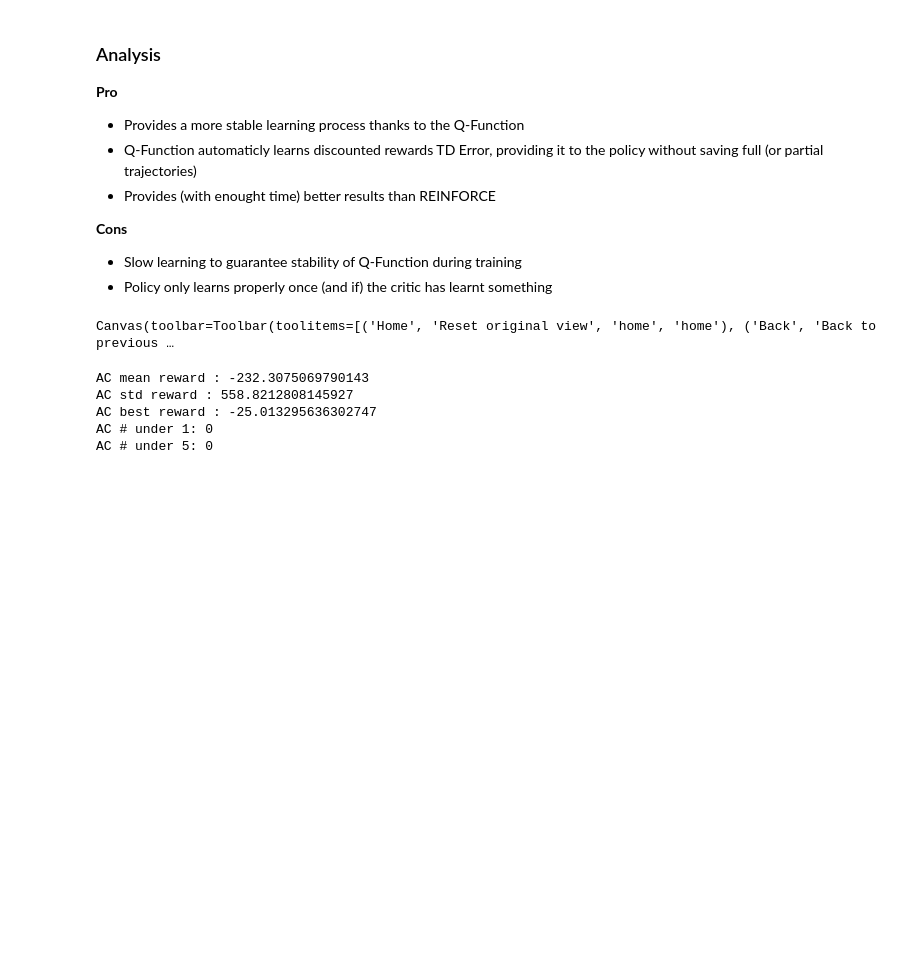
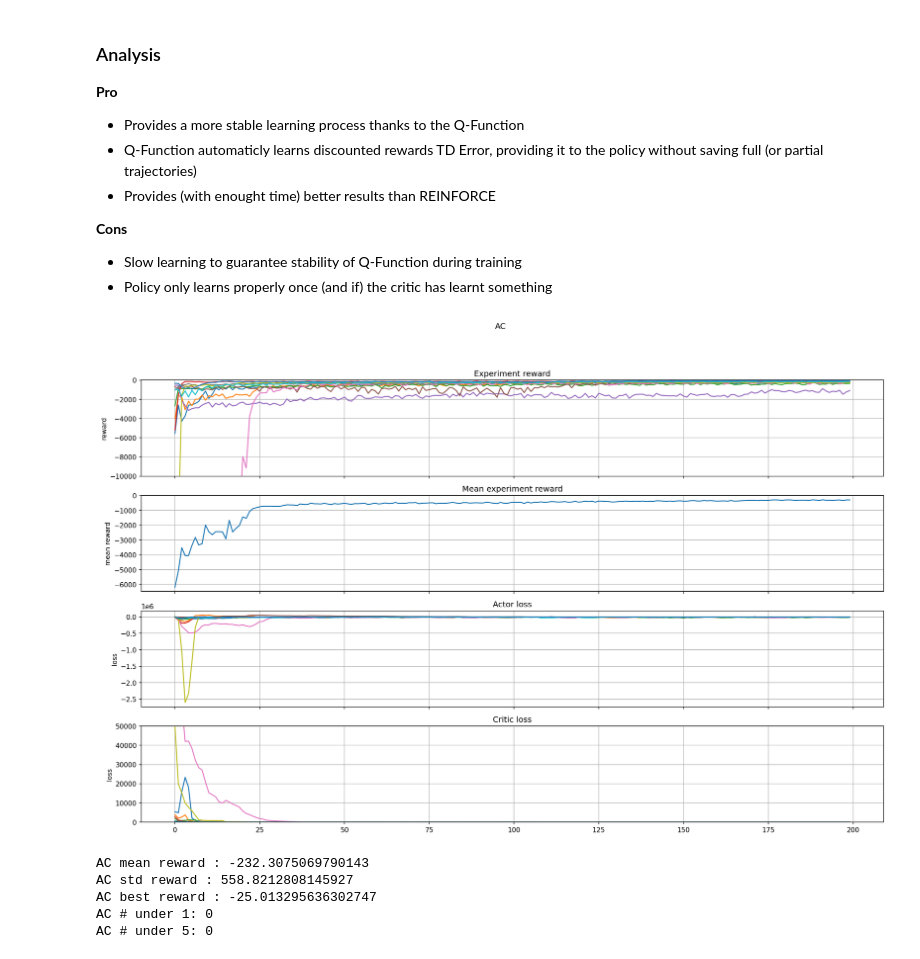
Before and after one commit to JuanPedroGHM/TestRLFrameworkPleaseIgnore, a Jupyter notebook: notebooks/results.ipynb, the cells around one changed output. Cells and saved outputs as stored; diff of their text form; code cells hidden in the pictures; blank space fills up the shorter version.

```diff
--- a/notebooks/results.ipynb
+++ b/notebooks/results.ipynb
@@ -164,9 +165,10 @@ $\tau$ is set to 0.001 for all experiments.
  - Policy only learns properly once (and if) the critic has learnt something
 # %%
 acData = importExperimentData('AC')
-acMean = plotExpData(acData, 'AC')
+fig, acMean = plotExpData(acData, 'AC')
+fig
 # %% [output]
-Canvas(toolbar=Toolbar(toolitems=[('Home', 'Reset original view', 'home', 'home'), ('Back', 'Back to previous …
+[figure, added]
 # %%
 acStats = resultsTable('AC', acData)
 # %% [output]
```
Also changed, not shown: parts of 6 cells of this notebook.
